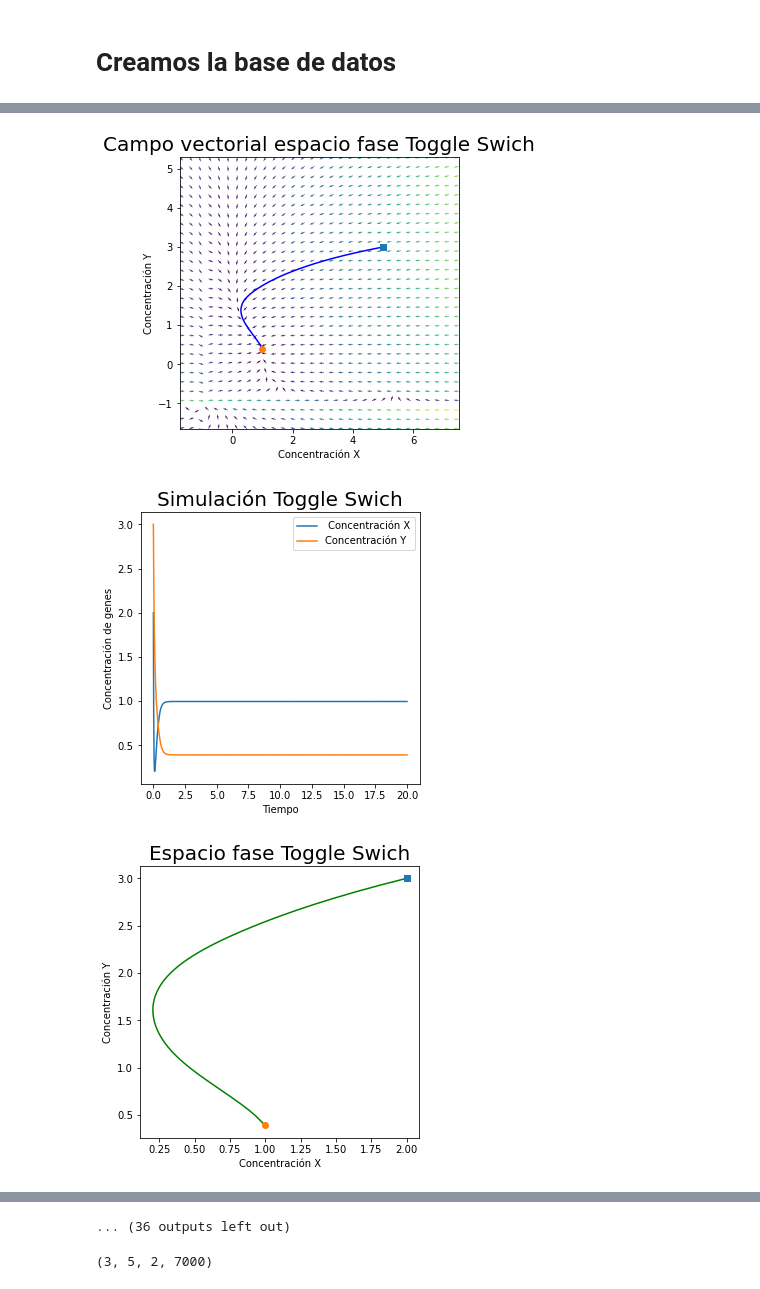
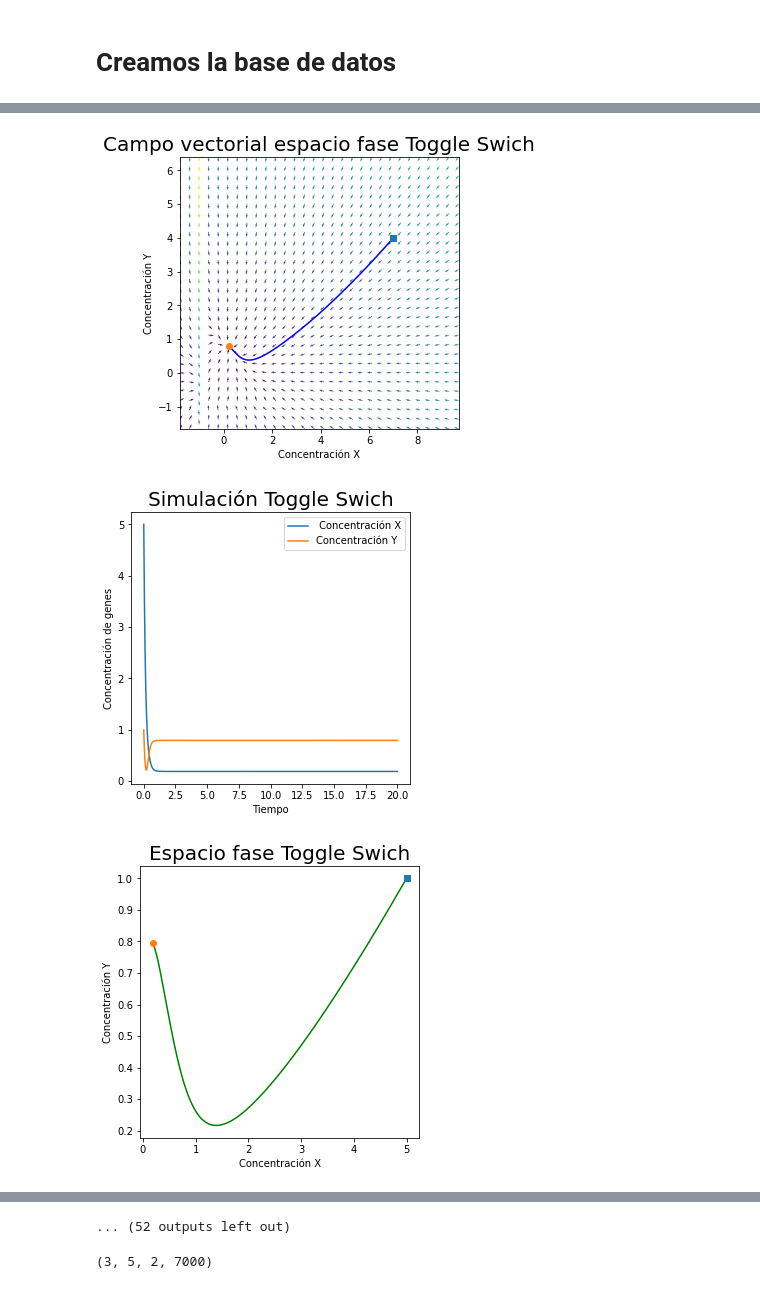
Before and after one commit to RafaSanCed/Tesis-Maestria, a Jupyter notebook: Creación de base de datos/Creación de base de datos.ipynb, the cells around one changed output, grey strips where cells are left out. Drawn from its saved outputs; the diff is of its cells as text; code cells hidden in the pictures.

```diff
--- a/Creación de base de datos/Creación de base de datos.ipynb
+++ b/Creación de base de datos/Creación de base de datos.ipynb
@@ -12,16 +12,20 @@ import pickle
 # Creamos la base de datos
 # %%
 varf = []
-for i in range (0, 3):
+campvec = []
+coef = []
+for i in range (0, 4):
     #constantes
-    a1=random.randint(0,100)
-    a2=random.randint(0,100)
-    b1=random.randint(-100,100)
-    b2=random.randint(-100,100)
-    d1=random.randint(0,100)
+    a1=random.randint(0,10)
+    a2=random.randint(0,10)
+    b1=random.randint(-10,10)
+    b2=random.randint(-10,10)
+    d1=random.randint(0,10)
     d2=random.randint(0,10)
-    n=random.randint(0,10)
+    n=random.randint(0,5)
 
+    coef1=[a1,a2,b1,b2,d1,d2,n]
+    coef.append(coef1)
     def f(t,y):
 
         #asignar a cada ODE a un elemento de vector
@@ -31,8 +35,8 @@ for i in range (0, 3):
         #definimos cada ODE
         #dX_dt=a1/(1+Y**n)-d1*X+b1
         #dY_dt=a2/(1+X**n)-d2*Y+b2
-        dX_dt=a1/(1+Y**n)-d1*X
-        dY_dt=a2/(1+X**n)-d2*Y
+        dX_dt=a1/(1+Y**n)-d1*X+b1
+        dY_dt=a2/(1+X**n)-d2*Y+b1
 
         return [dX_dt,dY_dt]
 
@@ -91,6 +95,7 @@ for i in range (0, 3):
 
         NI, NJ = Y1.shape
 
+        u1, v1 = f(t1,[Y1, Y2])
         u,v = f(t1,[Y1, Y2])
         M = (np.hypot(u,v))
         u /= M
@@ -106,6 +111,10 @@ for i in range (0, 3):
         plt.ylim([y_range_neg, y_range_pos])
         plt.xlabel('Concentración X')
         plt.ylabel('Concentración Y')
+
+    campvecci = np.append([u1],[v1], axis = 0)
+
     varf.append(varfci2)
+    campvec.append(campvecci)
     print('--------------------------------------------')
 # %% [output]
@@ -117,3 +126,3 @@ for i in range (0, 3):
-[figure, old version]
+[figure, new version]
-[figure, old version]
+[figure, new version]
-[figure, old version]
+[figure, new version]
@@ -124,4 +133,4 @@ for i in range (0, 3):
-... (36 outputs left out)
+... (52 outputs left out)
 # %%
 np.shape(varf)
 # %% [output]
```
Also changed, not shown: parts of 8 cells of this notebook.
